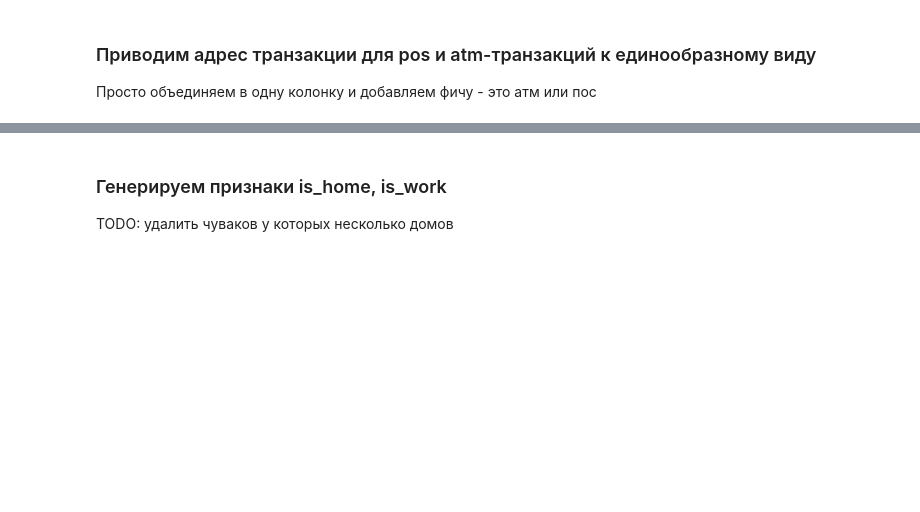
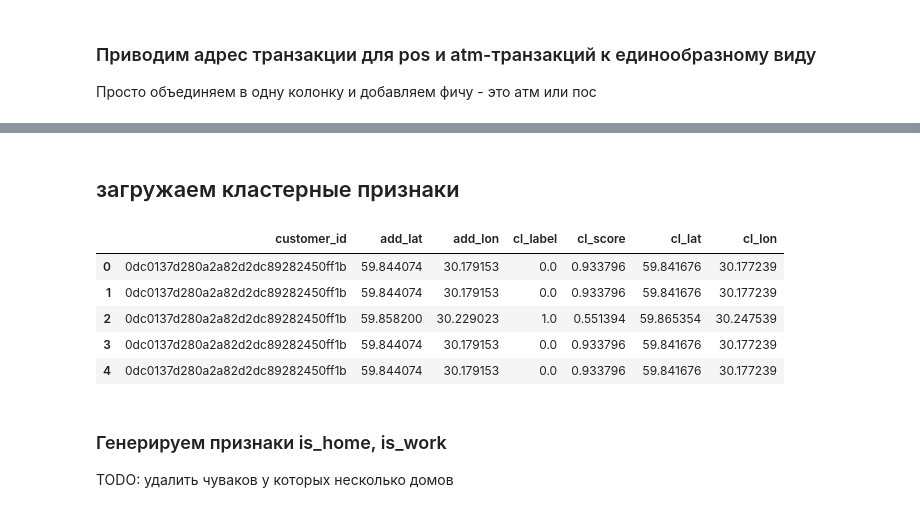
Before and after one commit to vasyarv/raif, a Jupyter notebook: notebooks/Baseline_2.ipynb, the cells around one changed output, grey strips where cells are left out. Drawn from its saved outputs; the diff is of its cells as text; code cells hidden in the pictures; blank space fills up the shorter version.

```diff
--- a/notebooks/Baseline_2.ipynb
+++ b/notebooks/Baseline_2.ipynb
@@ -233,0 +333,13 @@ df_all.to_csv('../data/df_all_1.csv', index=None)
+# %% [markdown]
+## загружаем кластерные признаки
+# %%
+df_cluster = pd.read_csv('../data/df_cluster.csv')
+df_cluster.reset_index(drop=True, inplace=True)
+df_cluster.head()
+# %% [output]
+|  | customer_id | add_lat | add_lon | cl_label | cl_score | cl_lat | cl_lon |
+| 0 | 0dc0137d280a2a82d2dc89282450ff1b | 59.844074 | 30.179153 | 0.0 | 0.933796 | 59.841676 | 30.177239 |
+| 1 | 0dc0137d280a2a82d2dc89282450ff1b | 59.844074 | 30.179153 | 0.0 | 0.933796 | 59.841676 | 30.177239 |
+| 2 | 0dc0137d280a2a82d2dc89282450ff1b | 59.858200 | 30.229023 | 1.0 | 0.551394 | 59.865354 | 30.247539 |
+| 3 | 0dc0137d280a2a82d2dc89282450ff1b | 59.844074 | 30.179153 | 0.0 | 0.933796 | 59.841676 | 30.177239 |
+| 4 | 0dc0137d280a2a82d2dc89282450ff1b | 59.844074 | 30.179153 | 0.0 | 0.933796 | 59.841676 | 30.177239 |
```
Also changed, not shown: parts of 29 cells of this notebook.
